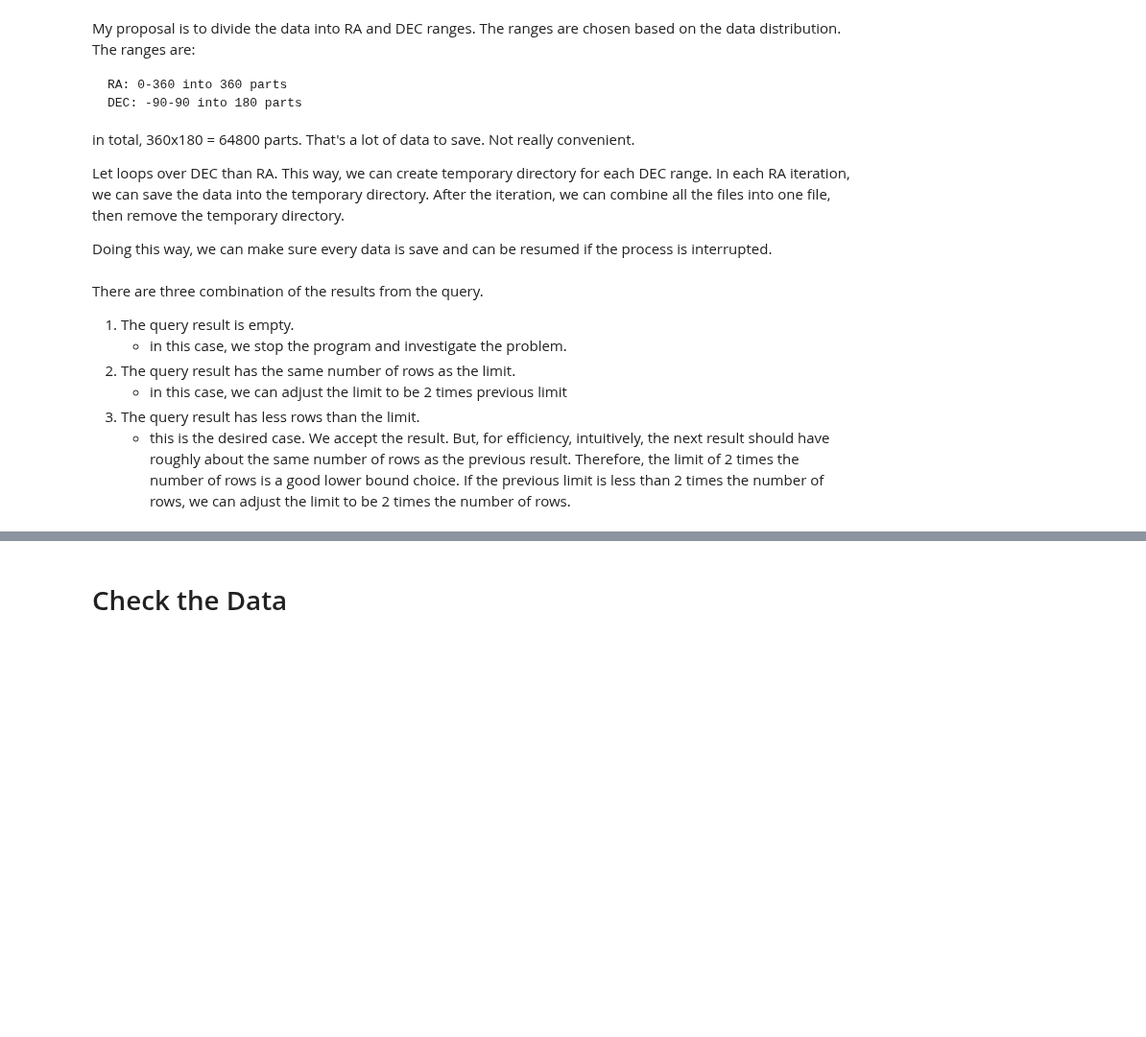
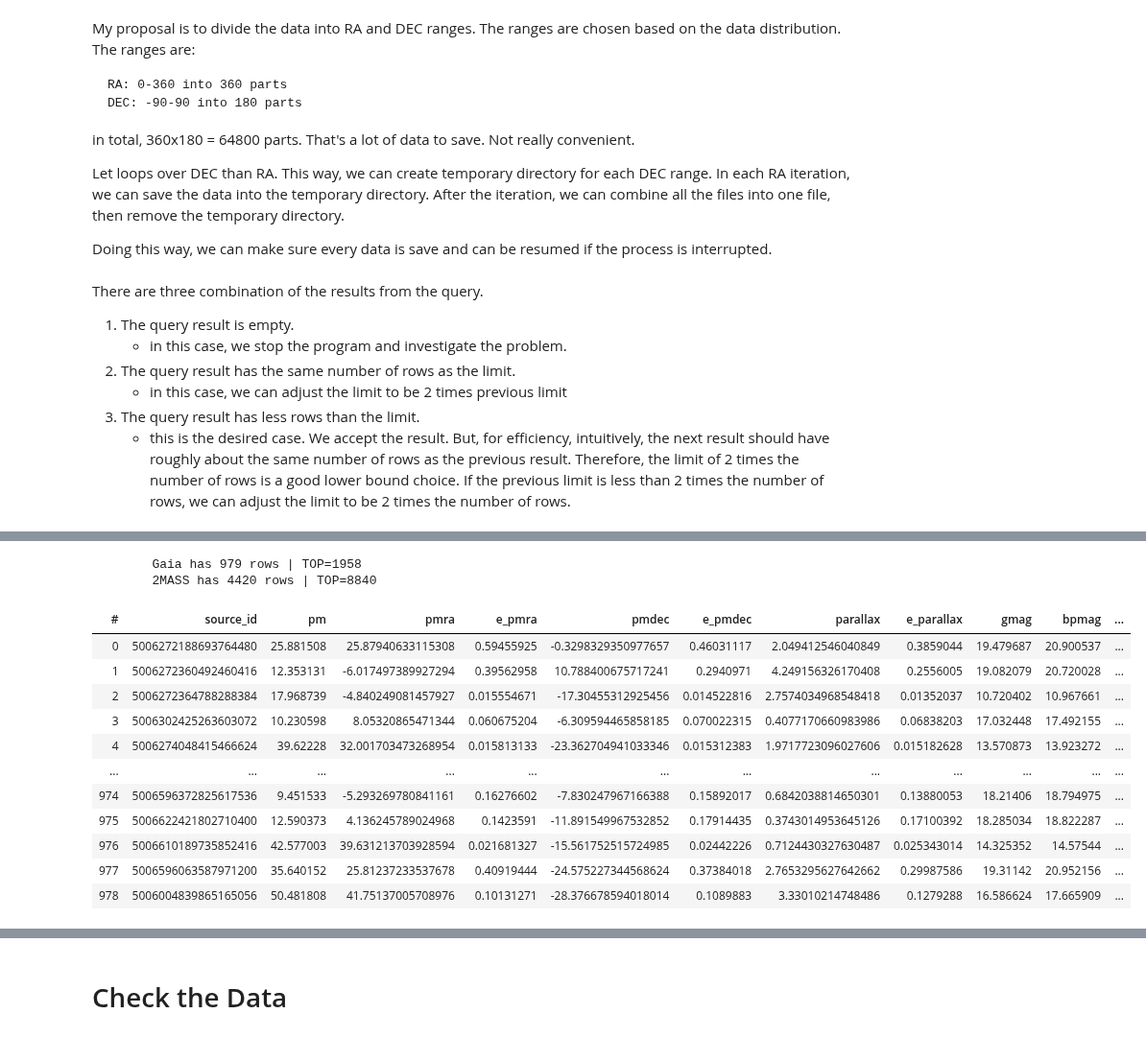
Before and after one commit to Alisyaifudin/Thesis-Project, a Jupyter notebook: 1_Collecting_Data/1.1. Gaia DR3 and 2MASS.ipynb, the cells around one changed output, grey strips where cells are left out. Shown at 96% size. Drawn from its saved outputs; the diff is of its cells as text; code cells hidden in the pictures; blank space fills up the shorter version.

```diff
--- a/1_Collecting_Data/1.1. Gaia DR3 and 2MASS.ipynb
+++ b/1_Collecting_Data/1.1. Gaia DR3 and 2MASS.ipynb
@@ -846,0 +854,65 @@ export(hdf5) [########################################] 100.00% elapsed time  :
+# %%
+dec0 = -34
+dec1 = -33
+ra0 = 11
+ra1 = 12
+gaia_top = 100_000
+tmass_top = 100_000
+timeout = 60
+
+query_gaia = gen_gaia_query(ra0, ra1, dec0, dec1, gaia_top)
+# launch the job to query the Gaia database
+df_gaia = launch_job(Gaia.launch_job, query_gaia, duration=timeout)
+# check the result
+res_gaia = check_df(df_gaia, gaia_top)
+# if something is wrong, let's force the break
+force_break = res_gaia['force_break']
+if force_break:
+    print(f"\n\tGaia is empty")
+# if failed, let's retry with a larger top
+retry = res_gaia['retry']
+old_gaia_top = res_gaia['prev_top']
+gaia_top = res_gaia['new_top']
+if retry:
+    print(f"\n\tGaia is capped at {old_gaia_top}, increasing to {gaia_top}")
+# if everything is fine, let's continue the journey
+print(f"\n\tGaia has {len(df_gaia)} rows | TOP={gaia_top}")
+# point_in_time(t0)
+# sql query to query the TMASS database
+query_tmass = gen_tmass_query(ra0, ra1, dec0, dec1, tmass_top)
+# launch the job to query the TMASS database
+df_tmass = launch_job(tap_tmass.launch_job, query_tmass, cols=columns_tmass_names, duration=timeout)
+# check the result
+res_tmass = check_df(df_tmass, tmass_top)
+# if something is wrong, let's force the break
+retry = res_tmass['retry']
+old_tmass_top = res_tmass['prev_top']
+tmass_top = res_tmass['new_top']
+# if everything is fine, let's continue the journey
+print(f"\t2MASS has {len(df_tmass)} rows | TOP={tmass_top}")
+# point_in_time(t0)
+# ===========================
+# this is to get the tmass only
+# because we are querying a larger area, we need to filter the result
+df_tmass_only = df_tmass.filter(f"ra > {ra0}").filter(f"ra < {ra1}").filter(f"dec > {dec0}").filter(f"dec < {dec1}")
+df_tmass_only = df_tmass_only.extract()
+# ===========================
+# join the gaia and tmass
+df_join = df_gaia.join(df_tmass, right_on="designation", left_on="tmass", how="left")
+# delete the columns that are not needed
+df_join.drop(columns=["designation", "tmass"], inplace=True)
+# %% [output]
+        Gaia has 979 rows | TOP=1958
+        2MASS has 4420 rows | TOP=8840
+| # | source_id | pm | pmra | e_pmra | pmdec | e_pmdec | parallax | e_parallax | gmag | bpmag | ... |
+| 0 | 5006272188693764480 | 25.881508 | 25.87940633115308 | 0.59455925 | -0.3298329350977657 | 0.46031117 | 2.049412546040849 | 0.3859044 | 19.479687 | 20.900537 | ... |
+| 1 | 5006272360492460416 | 12.353131 | -6.017497389927294 | 0.39562958 | 10.788400675717241 | 0.2940971 | 4.249156326170408 | 0.2556005 | 19.082079 | 20.720028 | ... |
+| 2 | 5006272364788288384 | 17.968739 | -4.840249081457927 | 0.015554671 | -17.30455312925456 | 0.014522816 | 2.7574034968548418 | 0.01352037 | 10.720402 | 10.967661 | ... |
+| 3 | 5006302425263603072 | 10.230598 | 8.05320865471344 | 0.060675204 | -6.309594465858185 | 0.070022315 | 0.4077170660983986 | 0.06838203 | 17.032448 | 17.492155 | ... |
+| 4 | 5006274048415466624 | 39.62228 | 32.001703473268954 | 0.015813133 | -23.362704941033346 | 0.015312383 | 1.9717723096027606 | 0.015182628 | 13.570873 | 13.923272 | ... |
+| ... | ... | ... | ... | ... | ... | ... | ... | ... | ... | ... | ... |
+| 974 | 5006596372825617536 | 9.451533 | -5.293269780841161 | 0.16276602 | -7.830247967166388 | 0.15892017 | 0.6842038814650301 | 0.13880053 | 18.21406 | 18.794975 | ... |
+| 975 | 5006622421802710400 | 12.590373 | 4.136245789024968 | 0.1423591 | -11.891549967532852 | 0.17914435 | 0.3743014953645126 | 0.17100392 | 18.285034 | 18.822287 | ... |
+| 976 | 5006610189735852416 | 42.577003 | 39.631213703928594 | 0.021681327 | -15.561752515724985 | 0.02442226 | 0.7124430327630487 | 0.025343014 | 14.325352 | 14.57544 | ... |
+| 977 | 5006596063587971200 | 35.640152 | 25.81237233537678 | 0.40919444 | -24.575227344568624 | 0.37384018 | 2.7653295627642662 | 0.29987586 | 19.31142 | 20.952156 | ... |
+| 978 | 5006004839865165056 | 50.481808 | 41.75137005708976 | 0.10131271 | -28.376678594018014 | 0.1089883 | 3.33010214748486 | 0.1279288 | 16.586624 | 17.665909 | ... |
```
Also changed, not shown: parts of 9 cells of this notebook, 1 other file.
